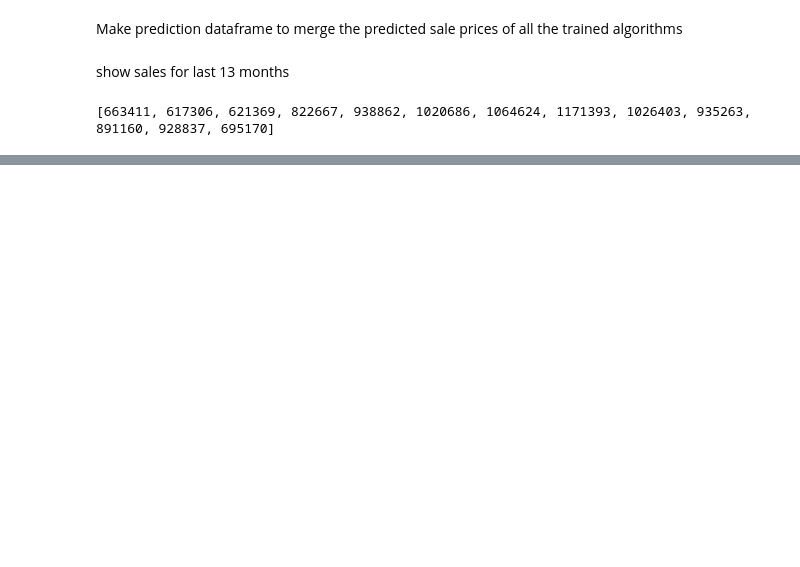
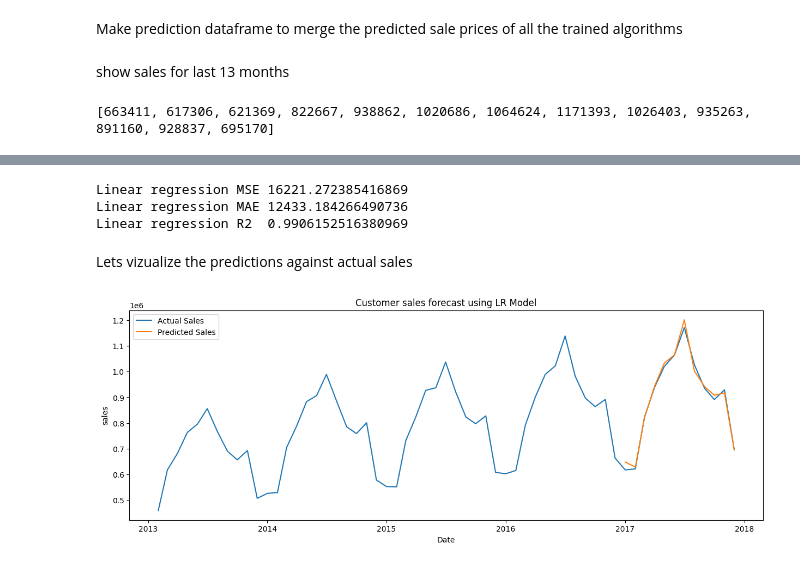
Before and after one commit to wandieinnocents/Sales_analysis_linearRegression-XGboost-Randomforest, a Jupyter notebook: sales_analysis_linearRegression.ipynb, the cells around one changed output, grey strips where cells are left out. Cells and saved outputs as stored; diff of their text form; code cells hidden in the pictures; blank space fills up the shorter version.

Commit message:
Predicting sales using LR Model

```diff
--- a/sales_analysis_linearRegression.ipynb
+++ b/sales_analysis_linearRegression.ipynb
@@ -225,8 +229,8 @@ test_data = scaler.transform(test_data)
 # %% [markdown]
 In supervised data , the first column corresponds to the output and the remaining columns act as input features
 # %%
-x_train, y_train = train_data[:,1:], train_data[:,0:]
-x_test, y_test = test_data[:,1:], test_data[:,0:]
+x_train, y_train = train_data[:,1:], train_data[:,0:1]
+x_test, y_test = test_data[:,1:], test_data[:,0:1]
 y_train = y_train.ravel()
 y_test = y_test.ravel()
 
@@ -254,0 +264,19 @@ print(actual_sales)
+# %%
+lr_model = LinearRegression()
+lr_model.fit(x_train, y_train)
+lr_pre = lr_model.predict(x_test)
+# %%
+# transform the predicted functions to the original scale.
+# create linear regression prediction and reshape it
+lr_pre = lr_pre.reshape(-1,1)
+# matrix which contains the input features of test data and predicted output
+lr_pre_test_set = np.concatenate([lr_pre, x_test], axis=1)
+lr_pre_test_set = scaler.inverse_transform(lr_pre_test_set)
+# %%
+result_list = []
+for index in range(0, len(lr_pre_test_set)):
+  # firt index of iterator
+  result_list.append(lr_pre_test_set[index][0] + actual_sales[index])
+
+lr_pre_series = pd.Series(result_list, name="Linear Prediction")
+predict_df = predict_df.merge(lr_pre_series, left_index=True, right_index=True)
@@ -254,0 +301,33 @@ print(actual_sales)
+# %%
+# mean squared error
+lr_mse = np.sqrt(mean_squared_error(predict_df['Linear Prediction'], monthly_sales['sales'][-12:]))
+# mean absolute error
+lr_mae = mean_absolute_error(predict_df['Linear Prediction'], monthly_sales['sales'][-12:])
+
+lr_r2  = r2_score(predict_df['Linear Prediction'], monthly_sales['sales'][-12:])
+
+# print the errors
+print("Linear regression MSE", lr_mse)
+print("Linear regression MAE", lr_mae)
+print("Linear regression R2 ", lr_r2)
+# %% [output]
+Linear regression MSE 16221.272385416869
+Linear regression MAE 12433.184266490736
+Linear regression R2  0.9906152516380969
+# %% [markdown]
+Lets vizualize the predictions against actual sales
+# %%
+plt.figure(figsize=(15,5))
+# actual sales
+plt.plot(monthly_sales['date'], monthly_sales['sales'])
+
+# predicted sales
+# sales predicted = Linear Prediction
+plt.plot(predict_df['date'], predict_df['Linear Prediction'])
+plt.xlabel('Date')
+plt.ylabel('sales')
+plt.title("Customer sales forecast using LR Model")
+plt.legend(['Actual Sales','Predicted Sales'])
+plt.show()
+# %% [output]
+[figure, added]
```
Also changed, not shown: parts of 6 cells of this notebook.
